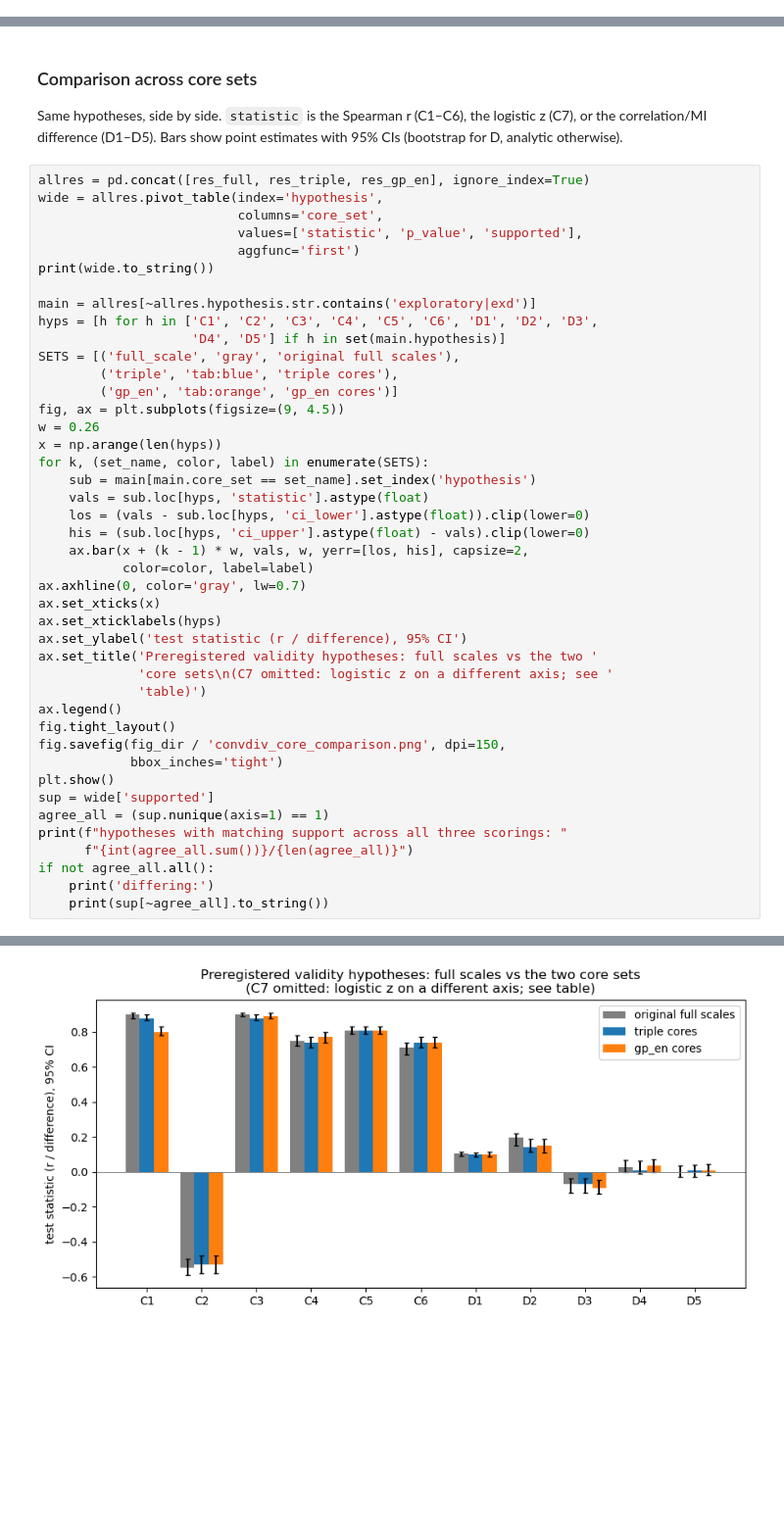
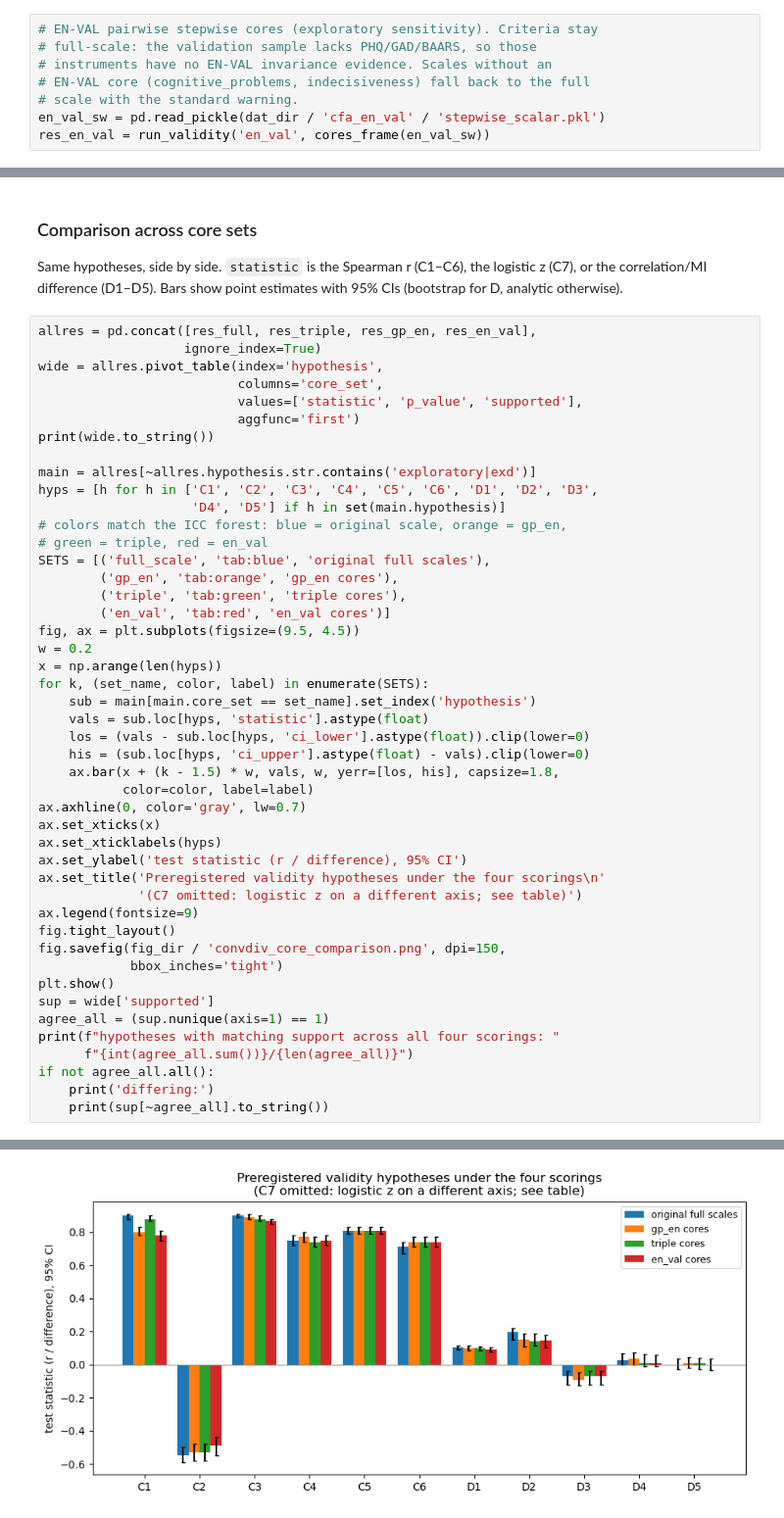
Before and after one commit to Shotgunosine/HiTOP, a Jupyter notebook: notebooks/NB_core_effects.ipynb, the cells around one changed output, grey strips where cells are left out. Shown at 98% size. Cells and saved outputs as stored; diff of their text form; blank space fills up the shorter version.

Commit message:
Add en_val cores as fourth scoring in validity comparison (gp_val run retracted)

```diff
--- a/notebooks/NB_core_effects.ipynb
+++ b/notebooks/NB_core_effects.ipynb
@@ -533,3 +533,11 @@ d4:0.16283716283716285
 d5:0.3596403596403596
 exd4:0.012987012987012988
 exd5:0.000999000999000999
+# %%
+# EN-VAL pairwise stepwise cores (exploratory sensitivity). Criteria stay
+# full-scale: the validation sample lacks PHQ/GAD/BAARS, so those
+# instruments have no EN-VAL invariance evidence. Scales without an
+# EN-VAL core (cognitive_problems, indecisiveness) fall back to the full
+# scale with the standard warning.
+en_val_sw = pd.read_pickle(dat_dir / 'cfa_en_val' / 'stepwise_scalar.pkl')
+res_en_val = run_validity('en_val', cores_frame(en_val_sw))
@@ -538,7 +571,8 @@ exd5:0.000999000999000999
 
 Same hypotheses, side by side. `statistic` is the Spearman r (C1–C6), the logistic z (C7), or the correlation/MI difference (D1–D5). Bars show point estimates with 95% CIs (bootstrap for D, analytic otherwise).
 # %%
-allres = pd.concat([res_full, res_triple, res_gp_en], ignore_index=True)
+allres = pd.concat([res_full, res_triple, res_gp_en, res_en_val],
+                   ignore_index=True)
 wide = allres.pivot_table(index='hypothesis',
                           columns='core_set',
                           values=['statistic', 'p_value', 'supported'],
@@ -548,34 +582,36 @@ print(wide.to_string())
 main = allres[~allres.hypothesis.str.contains('exploratory|exd')]
 hyps = [h for h in ['C1', 'C2', 'C3', 'C4', 'C5', 'C6', 'D1', 'D2', 'D3',
                     'D4', 'D5'] if h in set(main.hypothesis)]
-SETS = [('full_scale', 'gray', 'original full scales'),
-        ('triple', 'tab:blue', 'triple cores'),
-        ('gp_en', 'tab:orange', 'gp_en cores')]
-fig, ax = plt.subplots(figsize=(9, 4.5))
-w = 0.26
+# colors match the ICC forest: blue = original scale, orange = gp_en,
+# green = triple, red = en_val
+SETS = [('full_scale', 'tab:blue', 'original full scales'),
+        ('gp_en', 'tab:orange', 'gp_en cores'),
+        ('triple', 'tab:green', 'triple cores'),
+        ('en_val', 'tab:red', 'en_val cores')]
+fig, ax = plt.subplots(figsize=(9.5, 4.5))
+w = 0.2
 x = np.arange(len(hyps))
 for k, (set_name, color, label) in enumerate(SETS):
     sub = main[main.core_set == set_name].set_index('hypothesis')
     vals = sub.loc[hyps, 'statistic'].astype(float)
     los = (vals - sub.loc[hyps, 'ci_lower'].astype(float)).clip(lower=0)
     his = (sub.loc[hyps, 'ci_upper'].astype(float) - vals).clip(lower=0)
-    ax.bar(x + (k - 1) * w, vals, w, yerr=[los, his], capsize=2,
+    ax.bar(x + (k - 1.5) * w, vals, w, yerr=[los, his], capsize=1.8,
            color=color, label=label)
 ax.axhline(0, color='gray', lw=0.7)
 ax.set_xticks(x)
 ax.set_xticklabels(hyps)
 ax.set_ylabel('test statistic (r / difference), 95% CI')
-ax.set_title('Preregistered validity hypotheses: full scales vs the two '
-             'core sets\n(C7 omitted: logistic z on a different axis; see '
-             'table)')
-ax.legend()
+ax.set_title('Preregistered validity hypotheses under the four scorings\n'
+             '(C7 omitted: logistic z on a different axis; see table)')
+ax.legend(fontsize=9)
 fig.tight_layout()
 fig.savefig(fig_dir / 'convdiv_core_comparison.png', dpi=150,
             bbox_inches='tight')
 plt.show()
 sup = wide['supported']
 agree_all = (sup.nunique(axis=1) == 1)
-print(f"hypotheses with matching support across all three scorings: "
+print(f"hypotheses with matching support across all four scorings: "
       f"{int(agree_all.sum())}/{len(agree_all)}")
 if not agree_all.all():
     print('differing:')
@@ -603 +639 @@ exd5                    9.990010e-04  1.298701e-02  6.993007e-03   0.066382   0.
-[figure, old version]
+[figure, new version]
```
Also changed, not shown: parts of 2 cells of this notebook, 3 other files.
